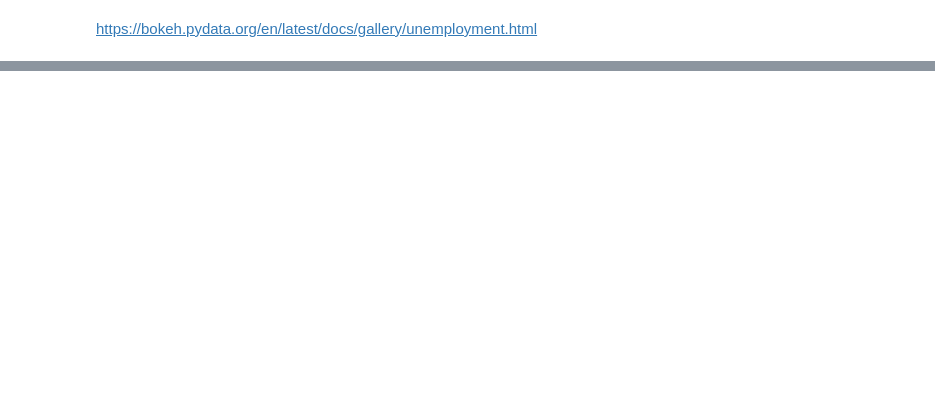
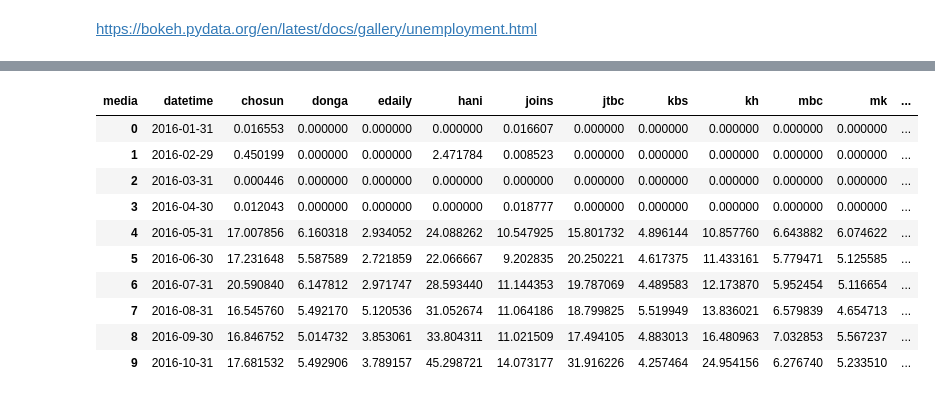
Before and after one commit to theoseo/newsmine, a Jupyter notebook: src/Facebook 1617 using graph api.ipynb, the cells around one changed output, grey strips where cells are left out. Saved outputs shown, nothing was run; the diff lists cells and outputs as text; code cells hidden in the pictures; blank space fills up the shorter version.

```diff
--- a/src/Facebook 1617 using graph api.ipynb
+++ b/src/Facebook 1617 using graph api.ipynb
@@ -364,0 +375,17 @@ group_total = df_2017['total'].groupby([df_2017['month'], df_2017['level_0']]).m
+# %%
+share_group_mean=df.groupby([pd.Grouper(key='datetime', freq='M'), 'media'])['tot_share_count'].mean()
+unstacked_share_mean=share_group_mean.unstack(level=-1)
+unstacked_share_mean.reset_index(level=0, inplace=True)
+unstacked_share_mean.head(10)
+# %% [output]
+| media | datetime | chosun | donga | edaily | hani | joins | jtbc | kbs | kh | mbc | mk | ... |
+| 0 | 2016-01-31 | 0.016553 | 0.000000 | 0.000000 | 0.000000 | 0.016607 | 0.000000 | 0.000000 | 0.000000 | 0.000000 | 0.000000 | ... |
+| 1 | 2016-02-29 | 0.450199 | 0.000000 | 0.000000 | 2.471784 | 0.008523 | 0.000000 | 0.000000 | 0.000000 | 0.000000 | 0.000000 | ... |
+| 2 | 2016-03-31 | 0.000446 | 0.000000 | 0.000000 | 0.000000 | 0.000000 | 0.000000 | 0.000000 | 0.000000 | 0.000000 | 0.000000 | ... |
+| 3 | 2016-04-30 | 0.012043 | 0.000000 | 0.000000 | 0.000000 | 0.018777 | 0.000000 | 0.000000 | 0.000000 | 0.000000 | 0.000000 | ... |
+| 4 | 2016-05-31 | 17.007856 | 6.160318 | 2.934052 | 24.088262 | 10.547925 | 15.801732 | 4.896144 | 10.857760 | 6.643882 | 6.074622 | ... |
+| 5 | 2016-06-30 | 17.231648 | 5.587589 | 2.721859 | 22.066667 | 9.202835 | 20.250221 | 4.617375 | 11.433161 | 5.779471 | 5.125585 | ... |
+| 6 | 2016-07-31 | 20.590840 | 6.147812 | 2.971747 | 28.593440 | 11.144353 | 19.787069 | 4.489583 | 12.173870 | 5.952454 | 5.116654 | ... |
+| 7 | 2016-08-31 | 16.545760 | 5.492170 | 5.120536 | 31.052674 | 11.064186 | 18.799825 | 5.519949 | 13.836021 | 6.579839 | 4.654713 | ... |
+| 8 | 2016-09-30 | 16.846752 | 5.014732 | 3.853061 | 33.804311 | 11.021509 | 17.494105 | 4.883013 | 16.480963 | 7.032853 | 5.567237 | ... |
+| 9 | 2016-10-31 | 17.681532 | 5.492906 | 3.789157 | 45.298721 | 14.073177 | 31.916226 | 4.257464 | 24.954156 | 6.276740 | 5.233510 | ... |
```
Also changed, not shown: parts of 21 cells of this notebook.
